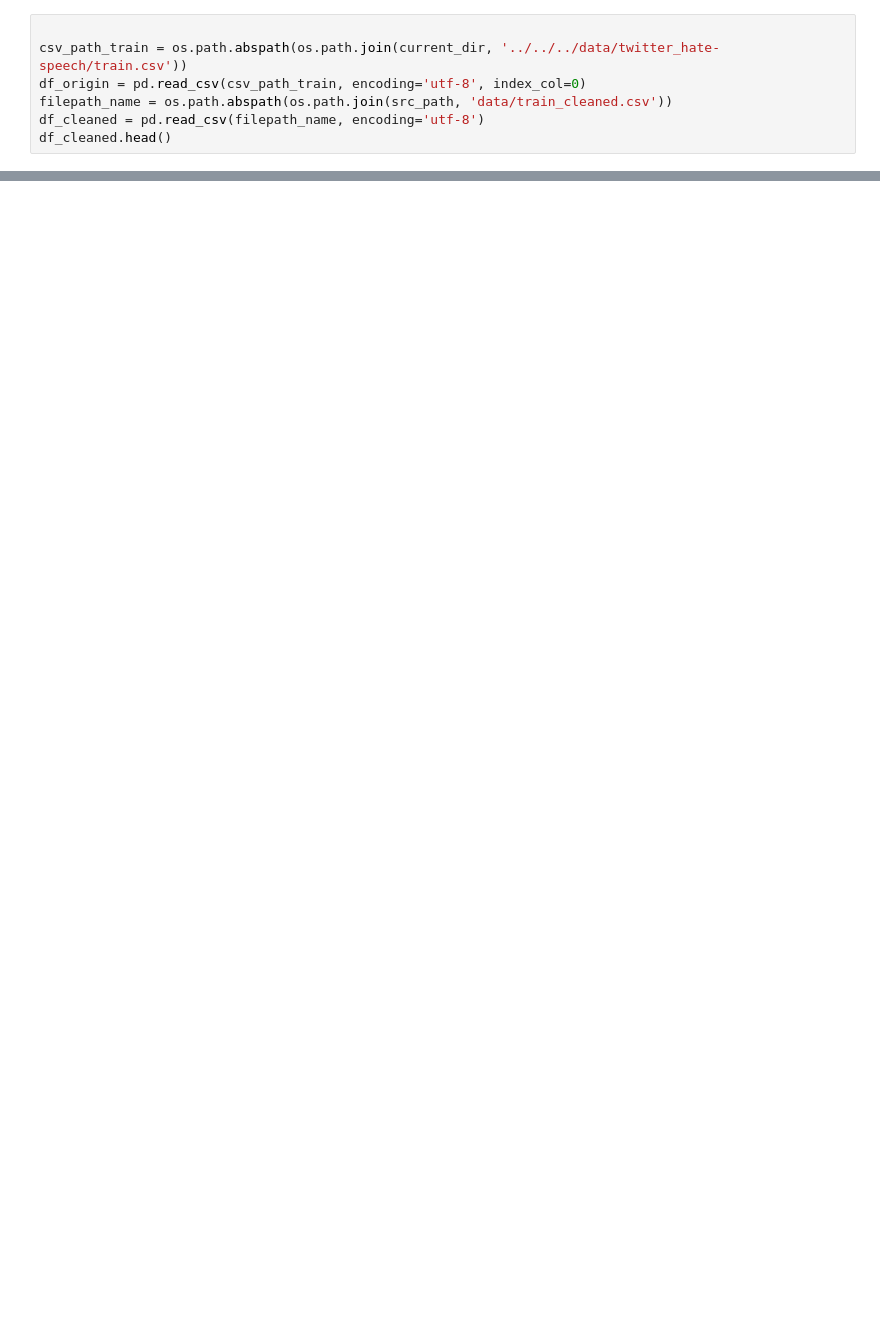
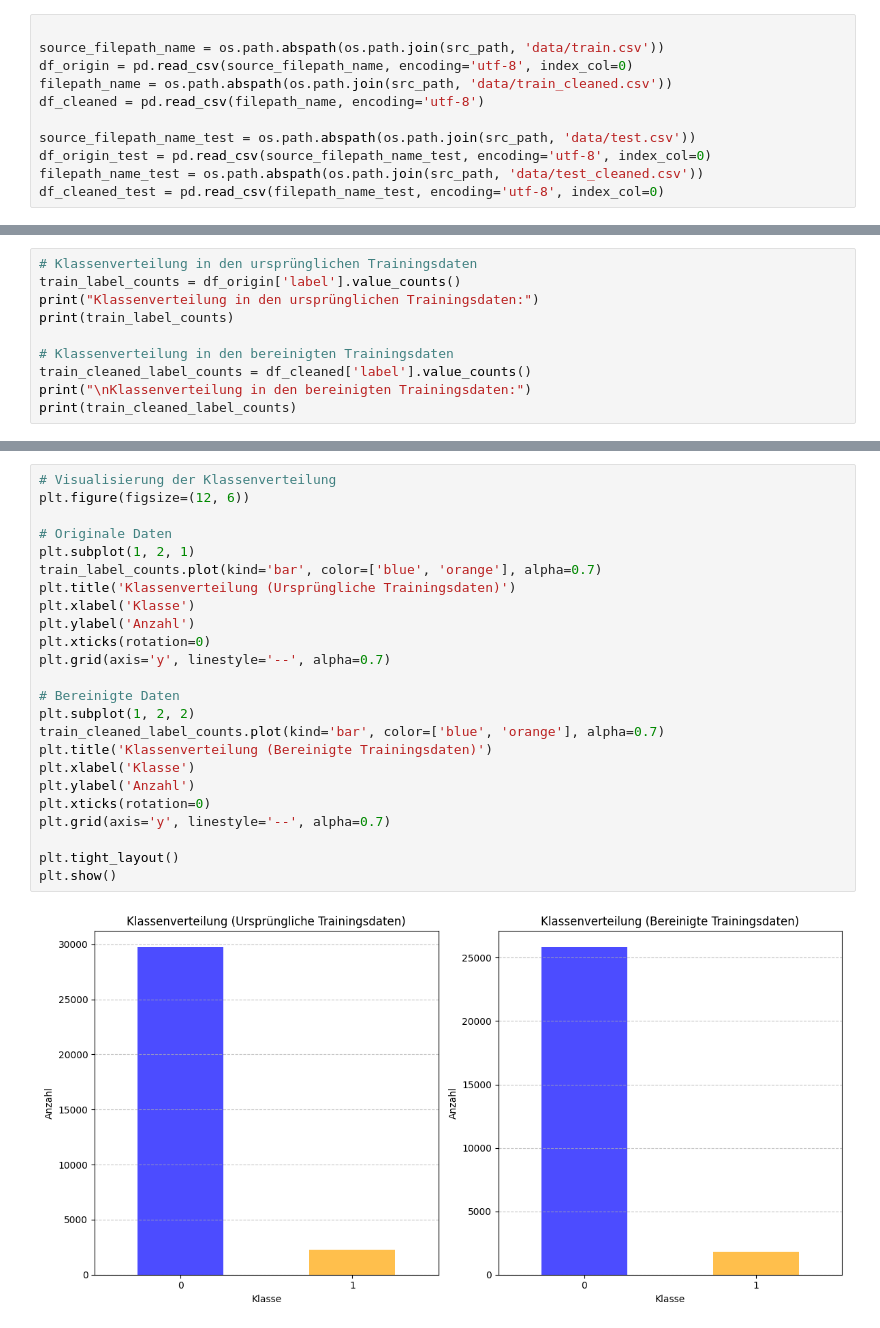
Before and after one commit to netGed/WebScience24, a Jupyter notebook: src/1. Explorative Analysis & Preprocessing/nasiba/notebooks/1_2_explore_data.ipynb, the cells around one changed output, grey strips where cells are left out. Drawn from its saved outputs; the diff is of its cells as text; blank space fills up the shorter version.

Commit message:
zusammenfassung data exploration

```diff
--- a/src/1. Explorative Analysis & Preprocessing/nasiba/notebooks/1_2_explore_data.ipynb
+++ b/src/1. Explorative Analysis & Preprocessing/nasiba/notebooks/1_2_explore_data.ipynb
@@ -40,7 +42,11 @@ spell = SpellChecker()
 # %%
 
-csv_path_train = os.path.abspath(os.path.join(current_dir, '../../../data/twitter_hate-speech/train.csv'))
-df_origin = pd.read_csv(csv_path_train, encoding='utf-8', index_col=0)
+source_filepath_name = os.path.abspath(os.path.join(src_path, 'data/train.csv'))
+df_origin = pd.read_csv(source_filepath_name, encoding='utf-8', index_col=0)
 filepath_name = os.path.abspath(os.path.join(src_path, 'data/train_cleaned.csv'))
 df_cleaned = pd.read_csv(filepath_name, encoding='utf-8')
-df_cleaned.head()
+
+source_filepath_name_test = os.path.abspath(os.path.join(src_path, 'data/test.csv'))
+df_origin_test = pd.read_csv(source_filepath_name_test, encoding='utf-8', index_col=0)
+filepath_name_test = os.path.abspath(os.path.join(src_path, 'data/test_cleaned.csv'))
+df_cleaned_test = pd.read_csv(filepath_name_test, encoding='utf-8', index_col=0)
@@ -387,0 +115,10 @@ See the caveats in the documentation: https://pandas.pydata.org/pandas-docs/stab
+# %%
+# Klassenverteilung in den ursprünglichen Trainingsdaten
+train_label_counts = df_origin['label'].value_counts()
+print("Klassenverteilung in den ursprünglichen Trainingsdaten:")
+print(train_label_counts)
+
+# Klassenverteilung in den bereinigten Trainingsdaten
+train_cleaned_label_counts = df_cleaned['label'].value_counts()
+print("\nKlassenverteilung in den bereinigten Trainingsdaten:")
+print(train_cleaned_label_counts)
@@ -387,0 +137,26 @@ See the caveats in the documentation: https://pandas.pydata.org/pandas-docs/stab
+# %%
+# Visualisierung der Klassenverteilung
+plt.figure(figsize=(12, 6))
+
+# Originale Daten
+plt.subplot(1, 2, 1)
+train_label_counts.plot(kind='bar', color=['blue', 'orange'], alpha=0.7)
+plt.title('Klassenverteilung (Ursprüngliche Trainingsdaten)')
+plt.xlabel('Klasse')
+plt.ylabel('Anzahl')
+plt.xticks(rotation=0)
+plt.grid(axis='y', linestyle='--', alpha=0.7)
+
+# Bereinigte Daten
+plt.subplot(1, 2, 2)
+train_cleaned_label_counts.plot(kind='bar', color=['blue', 'orange'], alpha=0.7)
+plt.title('Klassenverteilung (Bereinigte Trainingsdaten)')
+plt.xlabel('Klasse')
+plt.ylabel('Anzahl')
+plt.xticks(rotation=0)
+plt.grid(axis='y', linestyle='--', alpha=0.7)
+
+plt.tight_layout()
+plt.show()
+# %% [output]
+[figure, added]
```
Also changed, not shown: parts of 39 cells of this notebook, 7 other files.
